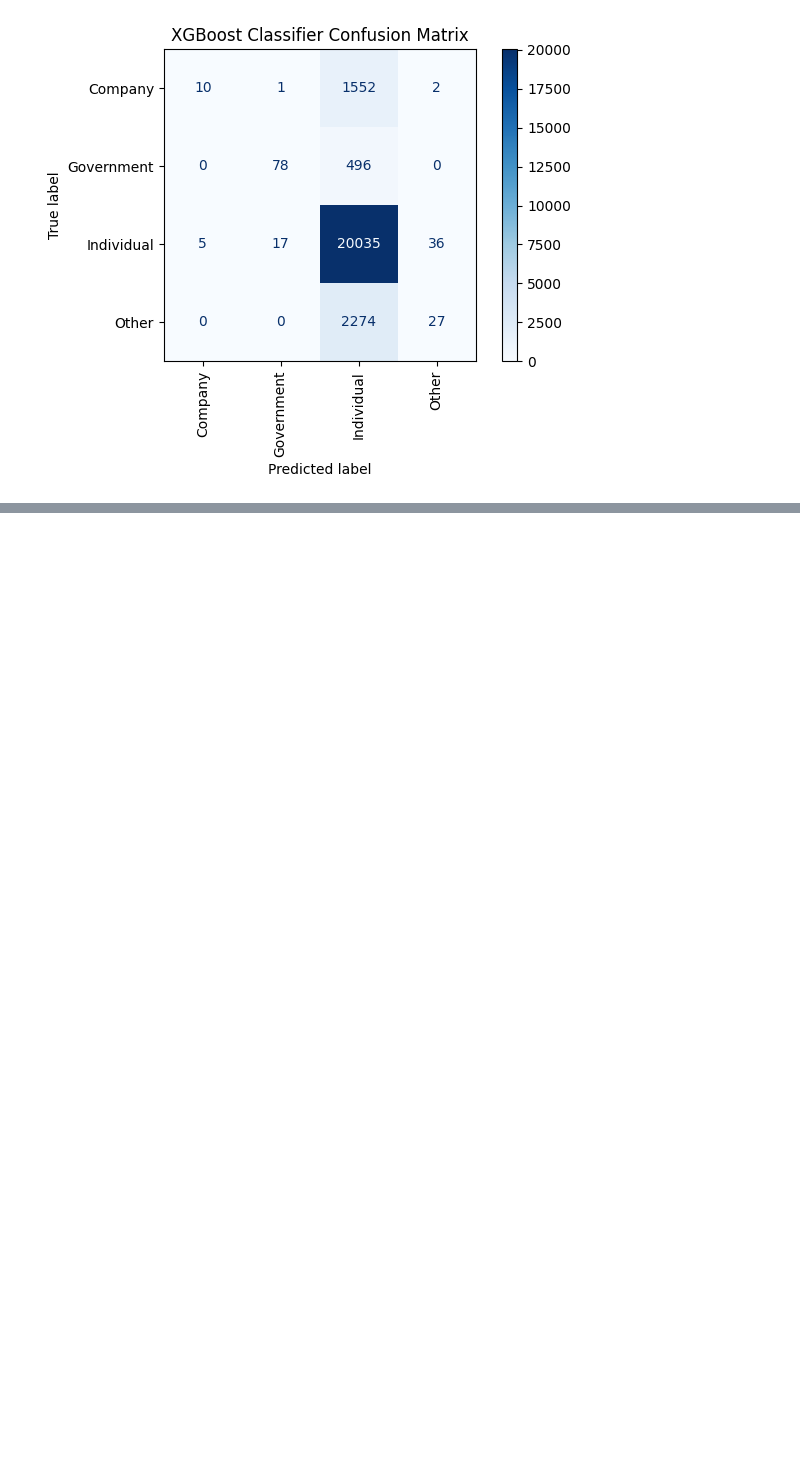
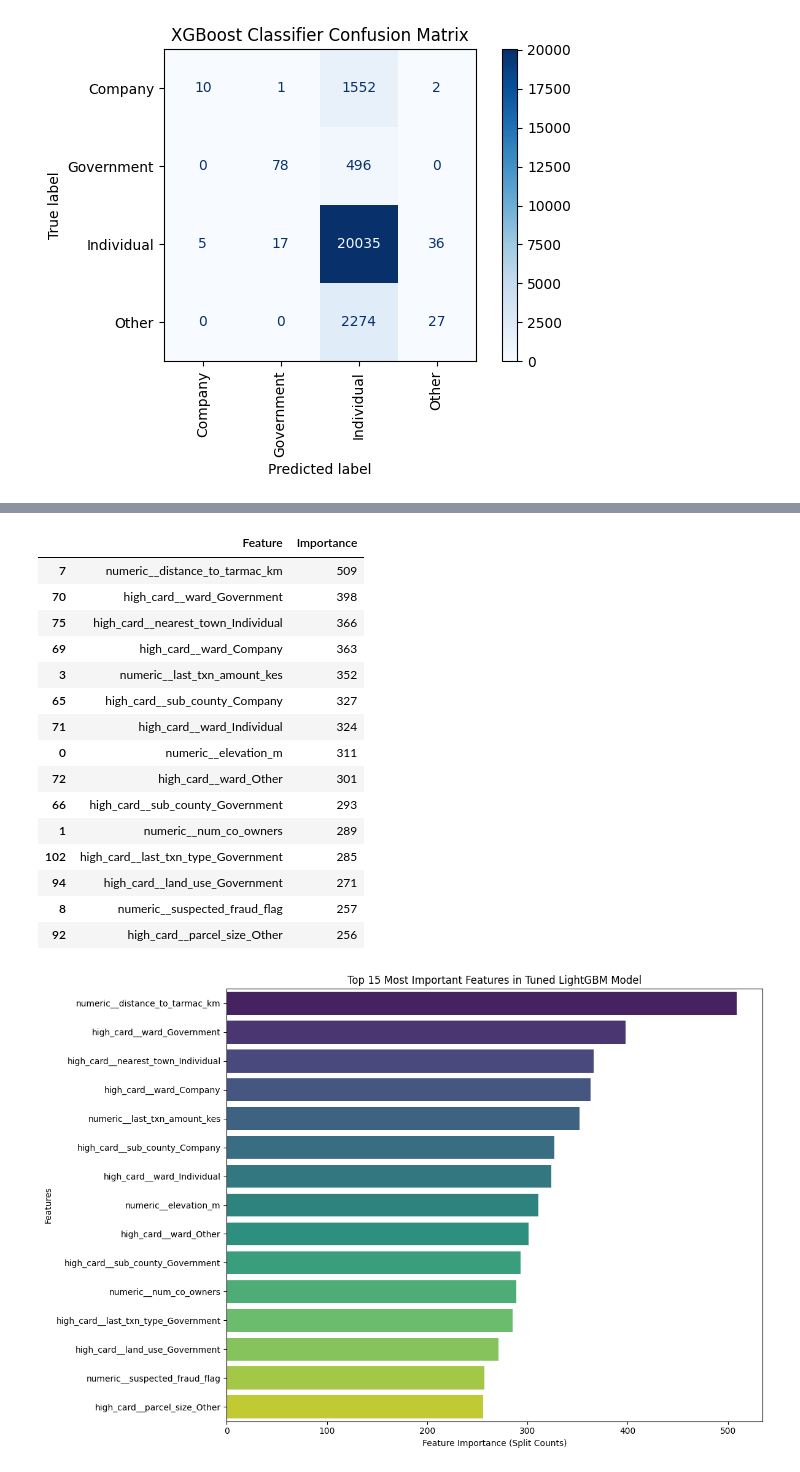
Before and after one commit to derrick4411/land-title-verification-ownership-intelligence-system, a Jupyter notebook: land_intelligence.ipynb, the cells around one changed output, grey strips where cells are left out. Saved outputs shown, nothing was run; the diff lists cells and outputs as text; code cells hidden in the pictures; blank space fills up the shorter version.

```diff
--- a/land_intelligence.ipynb
+++ b/land_intelligence.ipynb
@@ -508,0 +645,48 @@ XGBoost Accuracy: 0.821
+# %%
+import numpy as np
+import pandas as pd
+import matplotlib.pyplot as plt
+import seaborn as sns
+
+# 1. Retrieve the exact feature names out of the fitted ColumnTransformer
+preprocessor_fitted = best_lgb_model.named_steps["preprocessor"]
+all_features = preprocessor_fitted.get_feature_names_out()
+
+# 2. Extract importances from the classifier step
+importances = best_lgb_model.named_steps["classifier"].feature_importances_
+
+# 3. Create a DataFrame for sorting and visualization
+importance_df = pd.DataFrame({
+    "Feature": all_features,
+    "Importance": importances
+}).sort_values(by="Importance", ascending=False)
+
+# Display the top 15 features
+display(importance_df.head(15))
+
+# 4. Plot the top features
+plt.figure(figsize=(12, 8))
+sns.barplot(x="Importance", y="Feature", data=importance_df.head(15), palette="viridis", hue="Feature", legend=False)
+plt.title("Top 15 Most Important Features in Tuned LightGBM Model")
+plt.xlabel("Feature Importance (Split Counts)")
+plt.ylabel("Features")
+plt.tight_layout()
+plt.show()
+# %% [output]
+|  | Feature | Importance |
+| 7 | numeric__distance_to_tarmac_km | 509 |
+| 70 | high_card__ward_Government | 398 |
+| 75 | high_card__nearest_town_Individual | 366 |
+| 69 | high_card__ward_Company | 363 |
+| 3 | numeric__last_txn_amount_kes | 352 |
+| 65 | high_card__sub_county_Company | 327 |
+| 71 | high_card__ward_Individual | 324 |
+| 0 | numeric__elevation_m | 311 |
+| 72 | high_card__ward_Other | 301 |
+| 66 | high_card__sub_county_Government | 293 |
+| 1 | numeric__num_co_owners | 289 |
+| 102 | high_card__last_txn_type_Government | 285 |
+| 94 | high_card__land_use_Government | 271 |
+| 8 | numeric__suspected_fraud_flag | 257 |
+| 92 | high_card__parcel_size_Other | 256 |
+[figure, added]
```
Also changed, not shown: parts of 7 cells of this notebook.
